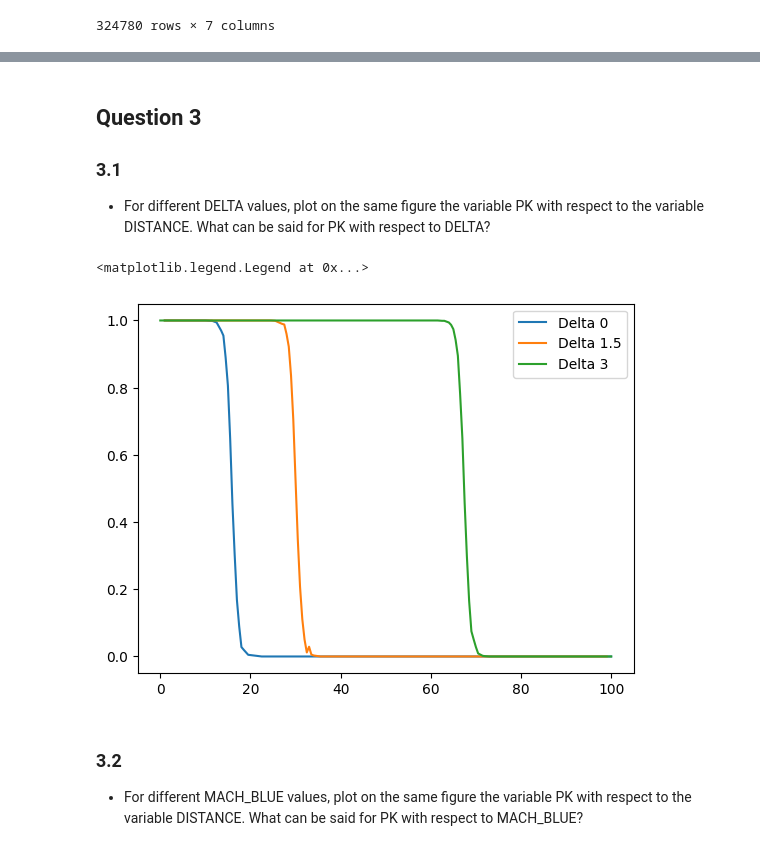
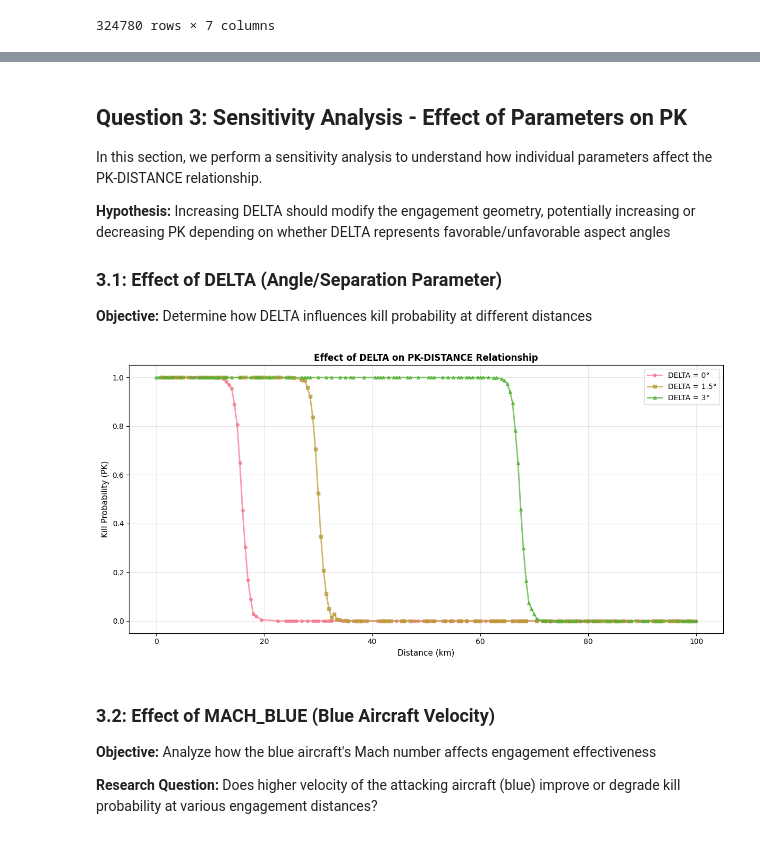
Before and after one commit to jgarnicaa/SUPAERO-IntroIA, a Jupyter notebook: AE.ipynb, the cells around one changed output, grey strips where cells are left out. Saved outputs shown, nothing was run; the diff lists cells and outputs as text; code cells hidden in the pictures.

```diff
--- a/AE.ipynb
+++ b/AE.ipynb
@@ -7,12 +12,16 @@ thibault_lahire@yahoo.fr
 # %%
-#Libraries
-import pandas as pd
-import matplotlib.pyplot as plt
-import seaborn as sns
+# Import Required Libraries
+import pandas as pd                    # Data manipulation and analysis
+import matplotlib.pyplot as plt        # Data visualization
+import seaborn as sns                  # Statistical data visualization
+
+sns.set_palette('husl')                 # Set color palette
+
+# Configure plotting parametersplt.style.use('seaborn-v0_8-darkgrid')  # Set plotting style
 # %%
-## Load data
-
-df = pd.read_csv("dataset_practical_session.csv")
+# Load Dataset
+# Load the defense application dataset from the remote repository
+df = pd.read_csv("https://raw.githubusercontent.com/jgarnicaa/SUPAERO-IntroIA/refs/heads/main/dataset_practical_session.csv")
 df
 # %% [output]
 |  | MACH_BLUE | MACH_RED | ALT_BLUE | ALT_RED | DELTA | DISTANCE | PK |
@@ -87,36 +169,41 @@ plt.plot(df_ex["DISTANCE"], df_ex["PK"])
 # %% [markdown]
-## Question 3
-### 3.1
-- For different DELTA values, plot on the same figure the variable PK with respect to the variable DISTANCE. What can be said for PK with respect to DELTA?
+## Question 3: Sensitivity Analysis - Effect of Parameters on PK
+
+In this section, we perform a sensitivity analysis to understand how individual parameters affect the PK-DISTANCE relationship.
+
+**Hypothesis:** Increasing DELTA should modify the engagement geometry, potentially increasing or decreasing PK depending on whether DELTA represents favorable/unfavorable aspect angles
+
+### 3.1: Effect of DELTA (Angle/Separation Parameter)
+
+**Objective:** Determine how DELTA influences kill probability at different distances
 # %%
-df_ex = df[(df["MACH_BLUE"]==0.5) &
-           (df["MACH_RED"]== 0.5) &
-           (df["ALT_BLUE"] == 0) &
-           (df["ALT_RED"]==0) &
-           (df["DELTA"]==0)]
+# Filter Data for Different DELTA Values
+df_ex = df[(df["MACH_BLUE"]==0.5) & (df["MACH_RED"]== 0.5) &
+           (df["ALT_BLUE"] == 0) & (df["ALT_RED"]==0) & (df["DELTA"]==0)]
 
-df_ex2= df[(df["MACH_BLUE"]==0.5) &
-           (df["MACH_RED"]== 0.5) &
-           (df["ALT_BLUE"] == 0) &
-           (df["ALT_RED"]==0) &
-           (df["DELTA"]==1.5)]
+df_ex2= df[(df["MACH_BLUE"]==0.5) & (df["MACH_RED"]== 0.5) &
+           (df["ALT_BLUE"] == 0) & (df["ALT_RED"]==0) & (df["DELTA"]==1.5)]
 
-df_ex3= df[(df["MACH_BLUE"]==0.5) &
-           (df["MACH_RED"]== 0.5) &
-           (df["ALT_BLUE"] == 0) &
-           (df["ALT_RED"]==0) &
-           (df["DELTA"]==3)]
+df_ex3= df[(df["MACH_BLUE"]==0.5) & (df["MACH_RED"]== 0.5) &
+           (df["ALT_BLUE"] == 0) & (df["ALT_RED"]==0) & (df["DELTA"]==3)]
 
-
-plt.plot(df_ex["DISTANCE"], df_ex["PK"])
-plt.plot(df_ex2["DISTANCE"], df_ex2["PK"])
-plt.plot(df_ex3["DISTANCE"], df_ex3["PK"])
-plt.legend(["Delta 0", "Delta 1.5", "Delta 3"])
+# Comparative Visualization
+plt.figure(figsize=(12, 6))
+plt.plot(df_ex["DISTANCE"], df_ex["PK"], 'o-', linewidth=2, markersize=4, label="DELTA = 0°", alpha=0.7)
+plt.plot(df_ex2["DISTANCE"], df_ex2["PK"], 's-', linewidth=2, markersize=4, label="DELTA = 1.5°", alpha=0.7)
+plt.plot(df_ex3["DISTANCE"], df_ex3["PK"], '^-', linewidth=2, markersize=4, label="DELTA = 3°", alpha=0.7)
+plt.title('Effect of DELTA on PK-DISTANCE Relationship', fontsize=12, fontweight='bold')
+plt.xlabel('Distance (km)', fontsize=11)
+plt.ylabel('Kill Probability (PK)', fontsize=11)
+plt.legend(fontsize=10)
+plt.grid(True, alpha=0.3)
+plt.tight_layout()
 # %% [output]
-<matplotlib.legend.Legend at 0x...>
-[figure, old version]
+[figure, new version]
 # %% [markdown]
-### 3.2
+### 3.2: Effect of MACH_BLUE (Blue Aircraft Velocity)
 
-- For different MACH_BLUE values, plot on the same figure the variable PK with respect to the variable DISTANCE. What can be said for PK with respect to MACH_BLUE?
+**Objective:** Analyze how the blue aircraft's Mach number affects engagement effectiveness
+
+**Research Question:** Does higher velocity of the attacking aircraft (blue) improve or degrade kill probability at various engagement distances?
 # %%
```
Also changed, not shown: parts of 24 cells of this notebook, 5 other files.
